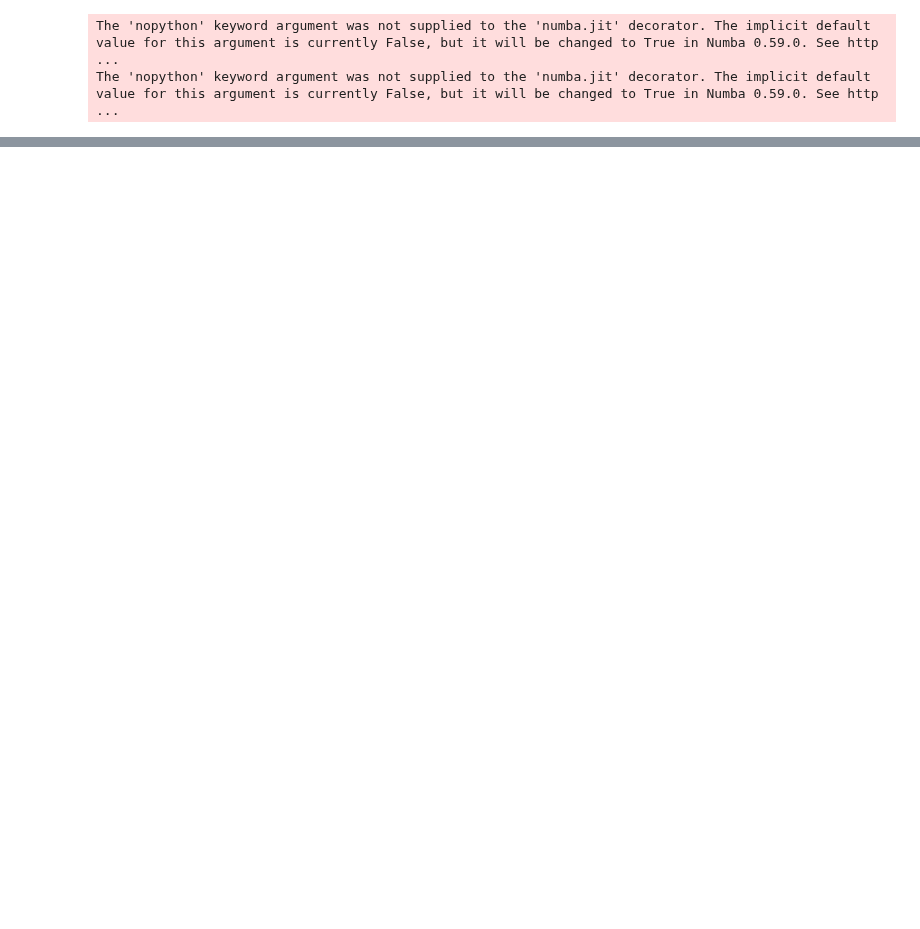
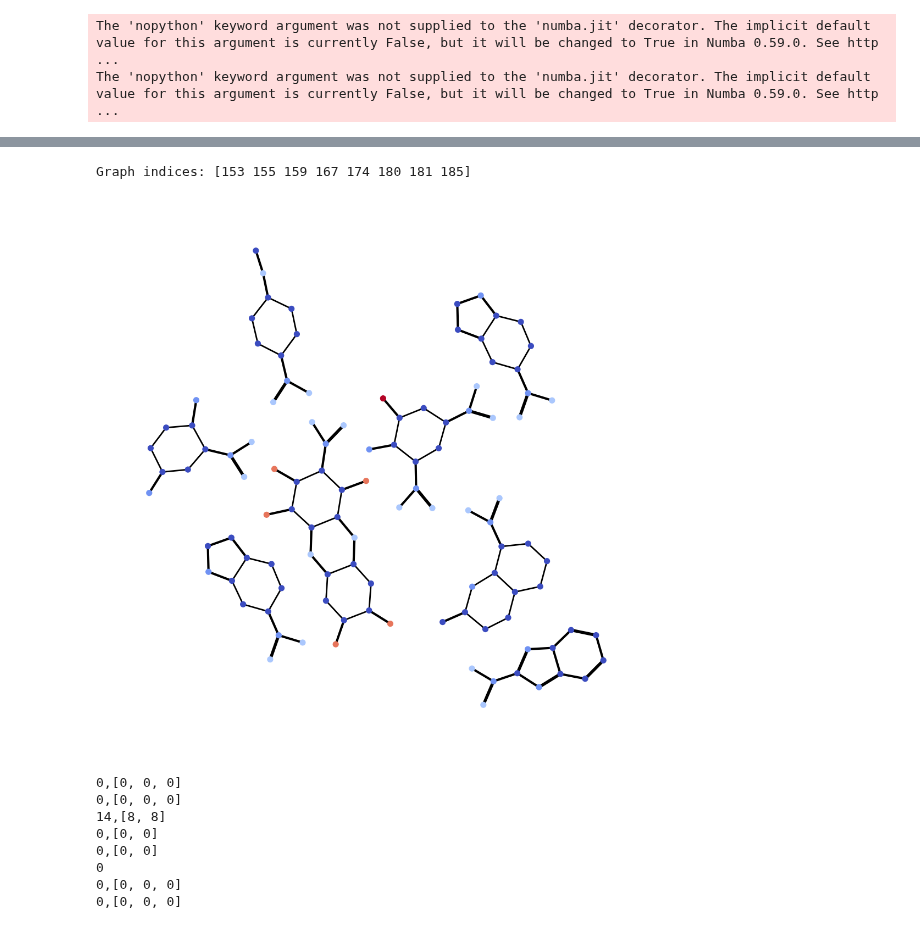
Before and after one commit to congrendai/MSc_Individual_Project, a Jupyter notebook: shap.ipynb, the cells around one changed output, grey strips where cells are left out. Saved outputs shown, nothing was run; the diff lists cells and outputs as text; code cells hidden in the pictures; blank space fills up the shorter version.

```diff
--- a/shap.ipynb
+++ b/shap.ipynb
@@ -27,0 +40,13 @@ Graph indices: [151 152 156 157 158 160 161 162 163 164 165 166 168 169 172 173
+# %%
+VH_MUTAG.highlight_all("tn")
+# %% [output]
+Graph indices: [153 155 159 167 174 180 181 185]
+[figure, added]
+0,[0, 0, 0]
+0,[0, 0, 0]
+14,[8, 8]
+0,[0, 0]
+0,[0, 0]
+0
+0,[0, 0, 0]
+0,[0, 0, 0]
```
Also changed, not shown: parts of 4 cells of this notebook, 30 other files.
